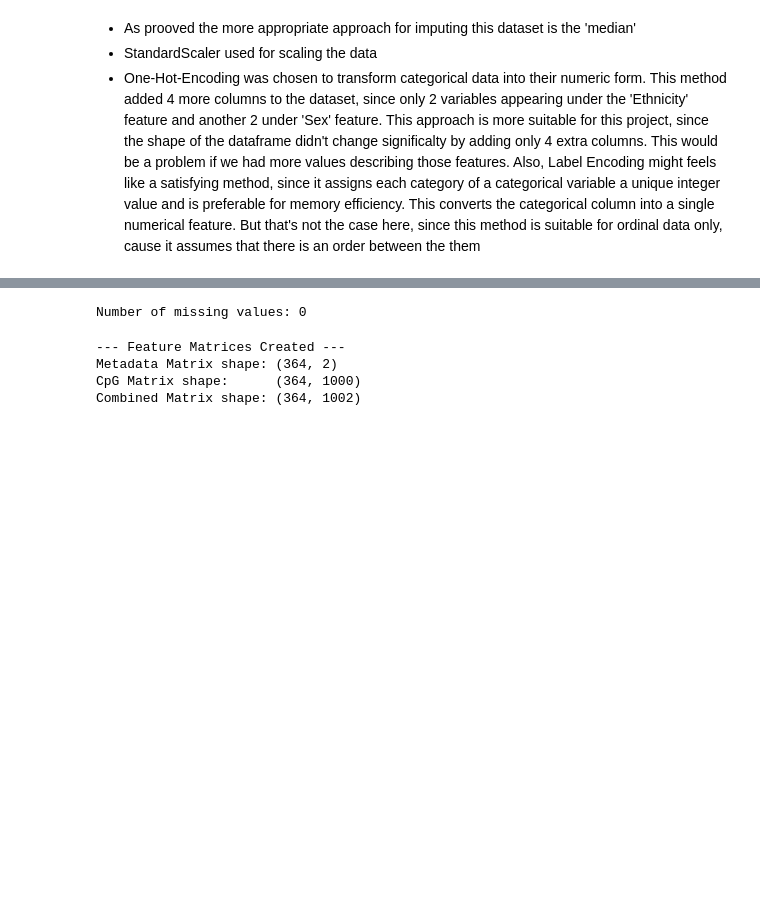
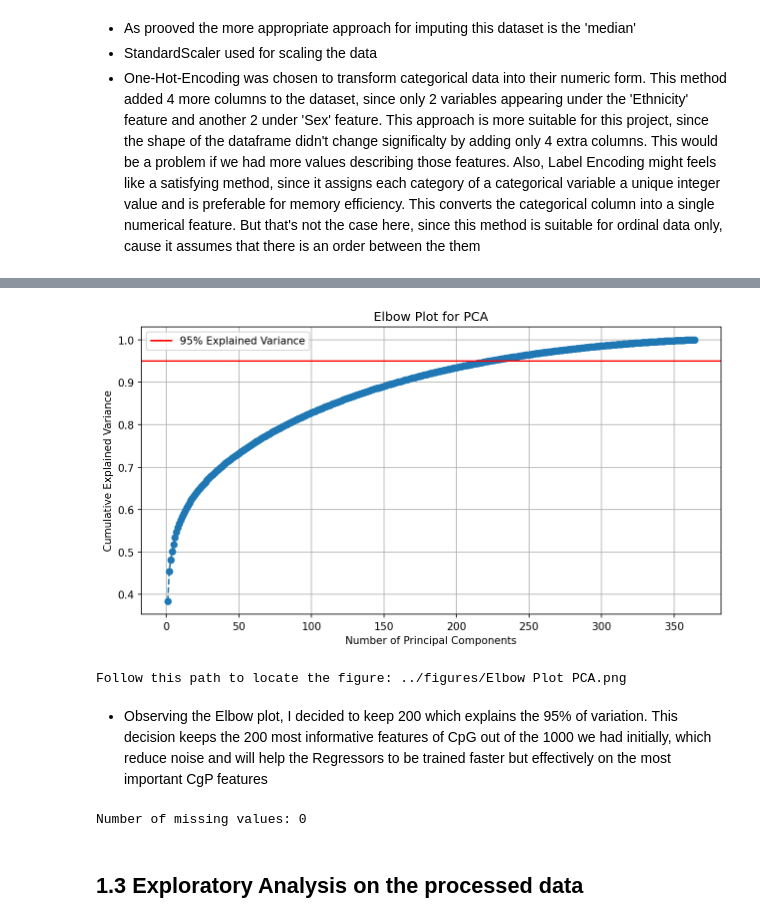
Before and after one commit to despoinaliassa-web/assignment_project, a Jupyter notebook: notebooks/data_exploration.ipynb, the cells around one changed output, grey strips where cells are left out. Saved outputs shown, nothing was run; the diff lists cells and outputs as text; code cells hidden in the pictures; blank space fills up the shorter version.

```diff
--- a/notebooks/data_exploration.ipynb
+++ b/notebooks/data_exploration.ipynb
@@ -603,0 +575,12 @@ Val shape : (92, 1002)
+# %%
+from sklearn.decomposition import PCA
+from src.functions import get_preprocessing_pipeline
+
+# 1. Preparation of columns
+cpg_cols = [col for col in X_train.columns if col.startswith('cg')]
+cat_cols = ['sex', 'ethnicity']
+
+# 2. Initial Fit for the Elbow Plot (n_components=None)
+# Here the pipeline handles both scaling and PCA internally
+pca_explorer = get_preprocessing_pipeline(cpg_cols, cat_cols, n_components=None)
+pca_explorer.fit(X_train)
@@ -603,0 +605,37 @@ Val shape : (92, 1002)
+# %%
+# 3. Get the trained PCA from the pipeline located under 'num' transformer
+num_pipeline = pca_explorer.named_transformers_['num']
+pca_step = num_pipeline.named_steps['pca']
+
+# 4. Calculate Cumulative Explained Variance
+exp_var_ratio = pca_step.explained_variance_ratio_
+cum_var = np.cumsum(exp_var_ratio)
+
+# 5. Plotting Elbow Plot with explained variance for the PCA to determine the optimal number of components
+# 150 dpi quality
+plt.figure(figsize=(10, 5), dpi=150)
+plt.plot(range(1, len(cum_var) + 1), cum_var, marker='o', linestyle='--')
+
+# Title & labels
+plt.axhline(y=0.95, color='r', linestyle='-', label='95% Explained Variance')
+plt.xlabel('Number of Principal Components')
+plt.ylabel('Cumulative Explained Variance')
+plt.title('Elbow Plot for PCA')
+
+# Grid & Legend
+plt.legend()
+plt.grid()
+
+# Save image in figures
+plot_path = '../figures/Elbow Plot PCA.png'
+plt.savefig(plot_path, dpi=150, bbox_inches='tight')
+
+plt.show()
+
+print(f"Follow this path to locate the figure: {plot_path}")
+# %% [output]
+[figure, added]
+Follow this path to locate the figure: ../figures/Elbow Plot PCA.png
+# %% [markdown]
+- Observing the Elbow plot, I decided to keep 200  which explains the 95% of variation. This decision keeps the 200 most informative features of CpG
+out of the 1000 we had initially, which reduce noise and will help the Regressors to be trained faster but effectively on the most important CgP features
@@ -607,28 +657,5 @@ nan_count = np.isnan(X_train_final).sum()
 print(f"Number of missing values: {nan_count}")
 # %% [output]
 Number of missing values: 0
-# %%
-# 1. Matrix με ΜΟΝΟ τα Metadata (Sex, Ethnicity)
-# Είναι οι δύο τελευταίες στήλες του επεξεργασμένου πίνακα
-X_train_meta = X_train_final[:, -2:]
-X_val_meta = X_val_final[:, -2:]
-
-# 2. Matrix με ΜΟΝΟ τα CpG Features (DNA Methylation)
-# Είναι όλες οι στήλες ΕΚΤΟΣ από τις δύο τελευταίες
-X_train_cpg = X_train_final[:, :-2]
-X_val_cpg = X_val_final[:, :-2]
-
-# 3. Matrix με ΟΛΑ τα Features (CpGs + Metadata)
-# Αυτός είναι ο X_train_final που ήδη έχουμε
-X_train_all = X_train_final
-X_val_all = X_val_final
-
-print("--- Feature Matrices Created ---")
-print(f"Metadata Matrix shape: {X_train_meta.shape}")
-print(f"CpG Matrix shape:      {X_train_cpg.shape}")
-print(f"Combined Matrix shape: {X_train_all.shape}")
-# %% [output]
---- Feature Matrices Created ---
-Metadata Matrix shape: (364, 2)
-CpG Matrix shape:      (364, 1000)
-Combined Matrix shape: (364, 1002)
+# %% [markdown]
+## 1.3 Exploratory Analysis on the processed data
```
Also changed, not shown: parts of 64 cells of this notebook, 6 other files.
